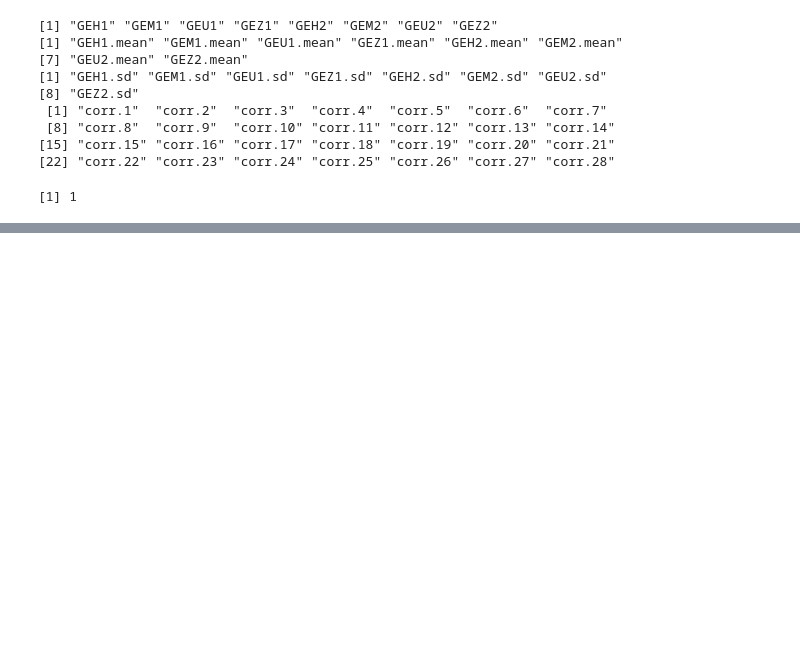
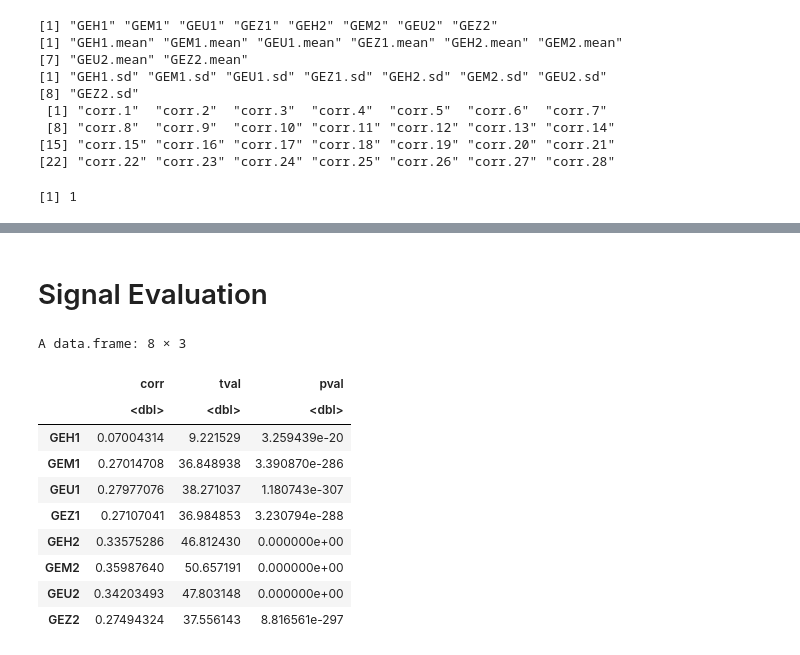
Before and after one commit to xcli17/ORF545-Final, a Jupyter notebook: Homework Final.ipynb, the cells around one changed output, grey strips where cells are left out. Saved outputs shown, nothing was run; the diff lists cells and outputs as text; code cells hidden in the pictures; blank space fills up the shorter version.

Commit message:
add evaluation

```diff
--- a/Homework Final.ipynb
+++ b/Homework Final.ipynb
@@ -146,0 +145,16 @@ A data.frame: 6 × 69
+# %% [markdown]
+# Signal Evaluation
+# %%
+lr.results(syms,30,tmp)
+# %% [output]
+A data.frame: 8 × 3
+|  | corr | tval | pval |
+|  | <dbl> | <dbl> | <dbl> |
+| GEH1 | 0.07004314 | 9.221529 | 3.259439e-20 |
+| GEM1 | 0.27014708 | 36.848938 | 3.390870e-286 |
+| GEU1 | 0.27977076 | 38.271037 | 1.180743e-307 |
+| GEZ1 | 0.27107041 | 36.984853 | 3.230794e-288 |
+| GEH2 | 0.33575286 | 46.812430 | 0.000000e+00 |
+| GEM2 | 0.35987640 | 50.657191 | 0.000000e+00 |
+| GEU2 | 0.34203493 | 47.803148 | 0.000000e+00 |
+| GEZ2 | 0.27494324 | 37.556143 | 8.816561e-297 |
```
Also changed, not shown: parts of 8 cells of this notebook, 3 other files.
